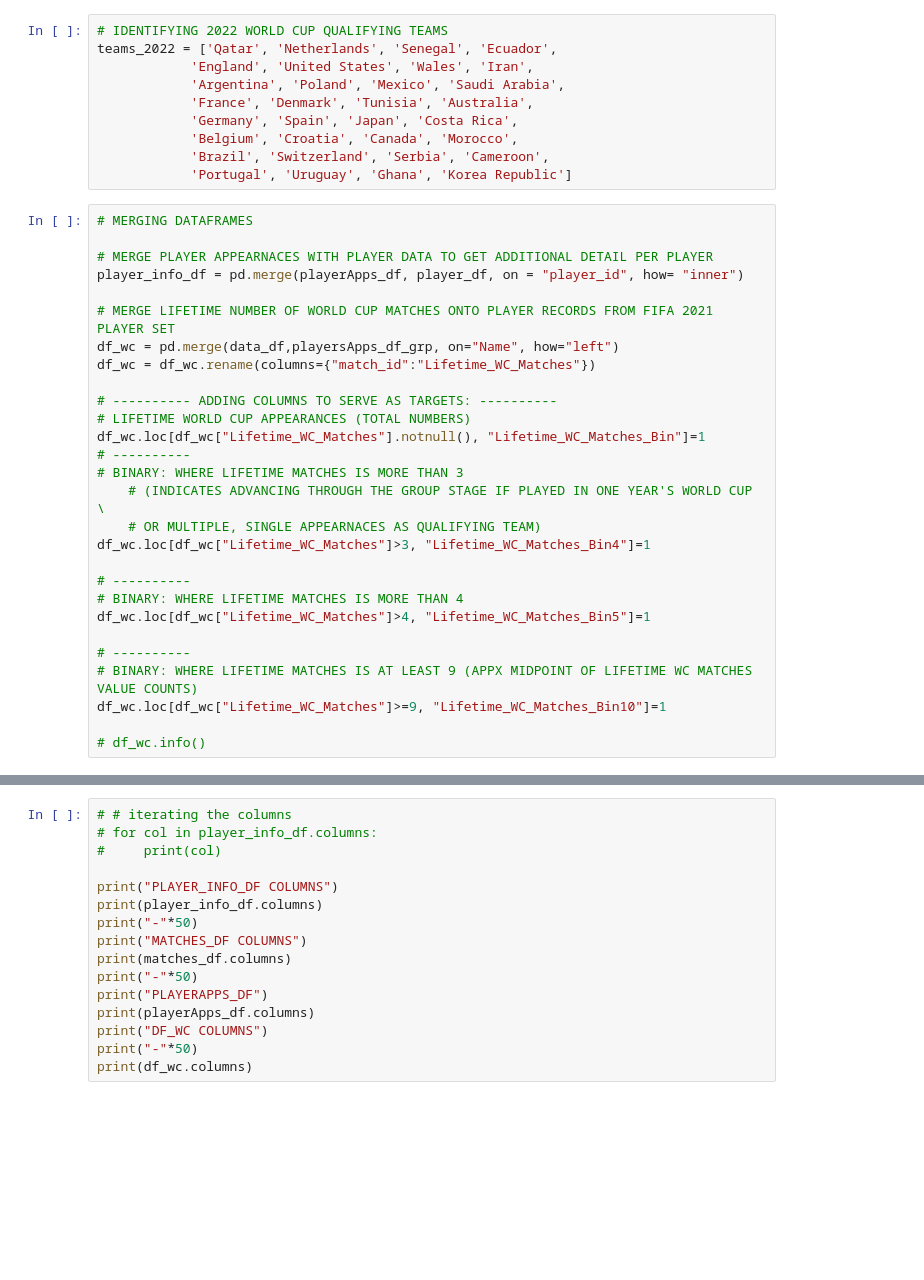
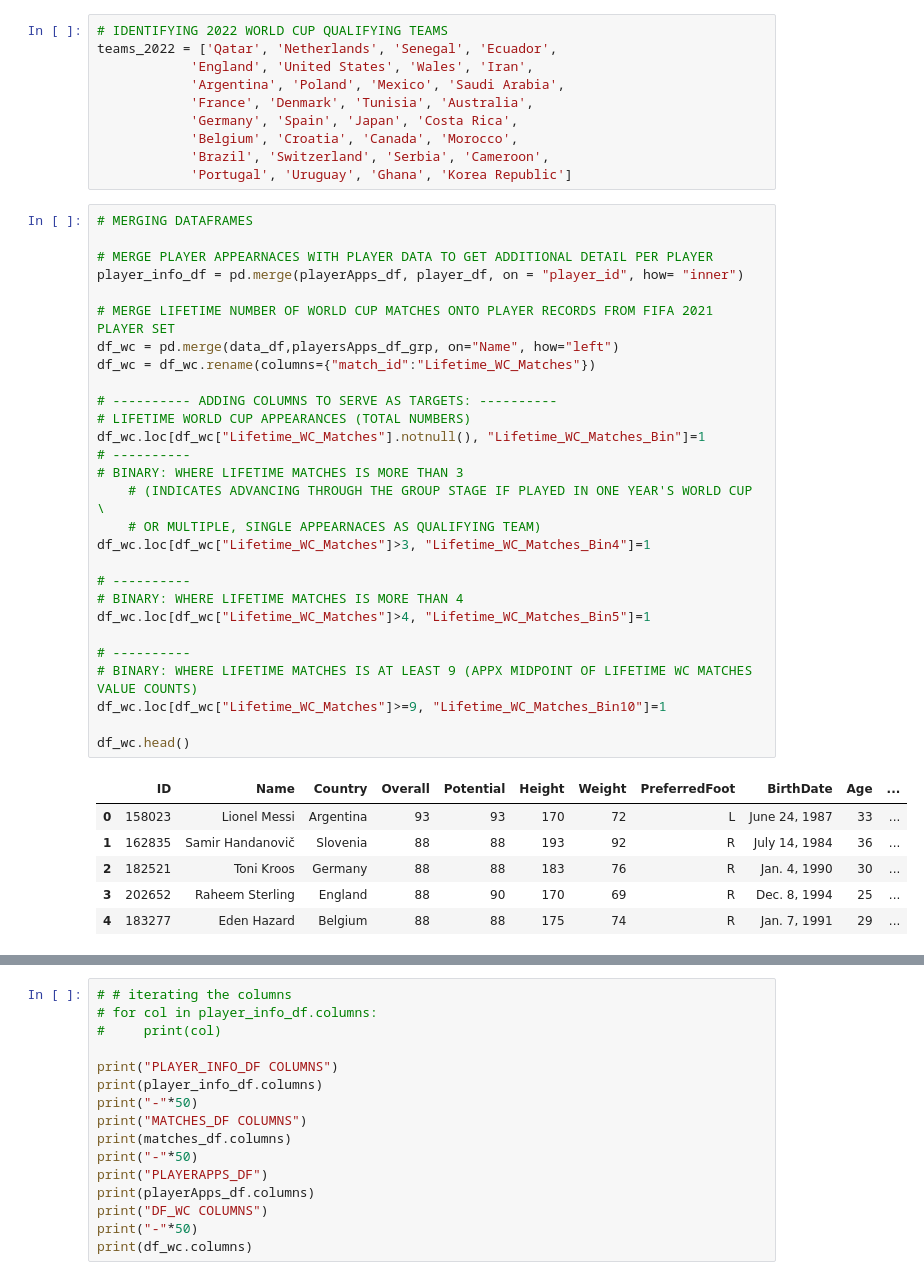
Before and after one commit to madelynbaker/2022-World-Cup-Prediction, a Jupyter notebook: ETL.ipynb, the cells around one changed output, grey strips where cells are left out. Saved outputs shown, nothing was run; the diff lists cells and outputs as text; blank space fills up the shorter version.

```diff
--- a/ETL.ipynb
+++ b/ETL.ipynb
@@ -56,31 +56,38 @@ teams_2022 = ['Qatar', 'Netherlands', 'Senegal', 'Ecuador',
 # %%
 # MERGING DATAFRAMES
 
 # MERGE PLAYER APPEARNACES WITH PLAYER DATA TO GET ADDITIONAL DETAIL PER PLAYER
 player_info_df = pd.merge(playerApps_df, player_df, on = "player_id", how= "inner")
 
 # MERGE LIFETIME NUMBER OF WORLD CUP MATCHES ONTO PLAYER RECORDS FROM FIFA 2021 PLAYER SET
 df_wc = pd.merge(data_df,playersApps_df_grp, on="Name", how="left")
 df_wc = df_wc.rename(columns={"match_id":"Lifetime_WC_Matches"})
 
 # ---------- ADDING COLUMNS TO SERVE AS TARGETS: ----------
 # LIFETIME WORLD CUP APPEARANCES (TOTAL NUMBERS)
 df_wc.loc[df_wc["Lifetime_WC_Matches"].notnull(), "Lifetime_WC_Matches_Bin"]=1
 # ----------
 # BINARY: WHERE LIFETIME MATCHES IS MORE THAN 3
     # (INDICATES ADVANCING THROUGH THE GROUP STAGE IF PLAYED IN ONE YEAR'S WORLD CUP \
     # OR MULTIPLE, SINGLE APPEARNACES AS QUALIFYING TEAM)
 df_wc.loc[df_wc["Lifetime_WC_Matches"]>3, "Lifetime_WC_Matches_Bin4"]=1
 
 # ----------
 # BINARY: WHERE LIFETIME MATCHES IS MORE THAN 4
 df_wc.loc[df_wc["Lifetime_WC_Matches"]>4, "Lifetime_WC_Matches_Bin5"]=1
 
 # ----------
 # BINARY: WHERE LIFETIME MATCHES IS AT LEAST 9 (APPX MIDPOINT OF LIFETIME WC MATCHES VALUE COUNTS)
 df_wc.loc[df_wc["Lifetime_WC_Matches"]>=9, "Lifetime_WC_Matches_Bin10"]=1
 
-# df_wc.info()
+df_wc.head()
+# %% [output]
+|  | ID | Name | Country | Overall | Potential | Height | Weight | PreferredFoot | BirthDate | Age | ... |
+| 0 | 158023 | Lionel Messi | Argentina | 93 | 93 | 170 | 72 | L | June 24, 1987 | 33 | ... |
+| 1 | 162835 | Samir Handanovič | Slovenia | 88 | 88 | 193 | 92 | R | July 14, 1984 | 36 | ... |
+| 2 | 182521 | Toni Kroos | Germany | 88 | 88 | 183 | 76 | R | Jan. 4, 1990 | 30 | ... |
+| 3 | 202652 | Raheem Sterling | England | 88 | 90 | 170 | 69 | R | Dec. 8, 1994 | 25 | ... |
+| 4 | 183277 | Eden Hazard | Belgium | 88 | 88 | 175 | 74 | R | Jan. 7, 1991 | 29 | ... |
 # %%
 # VIEW DATAFRAMES
 
```
Also changed, not shown: parts of 1 cell of this notebook, 5 other files.
